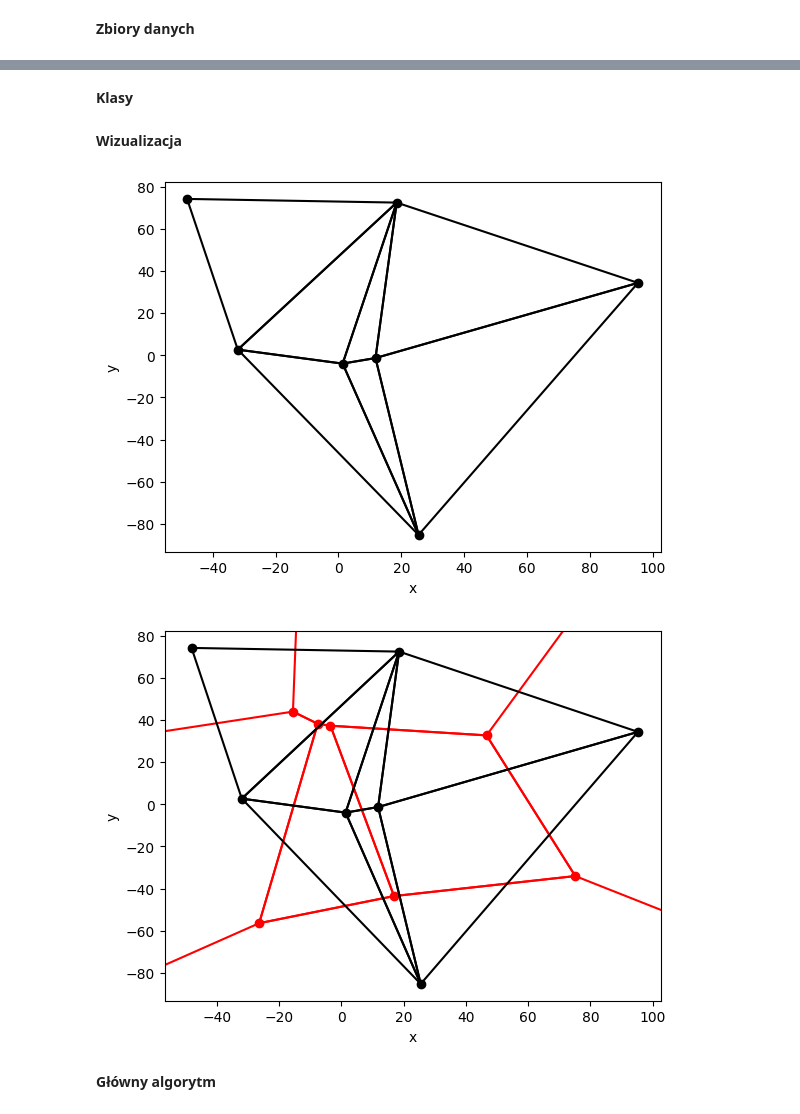
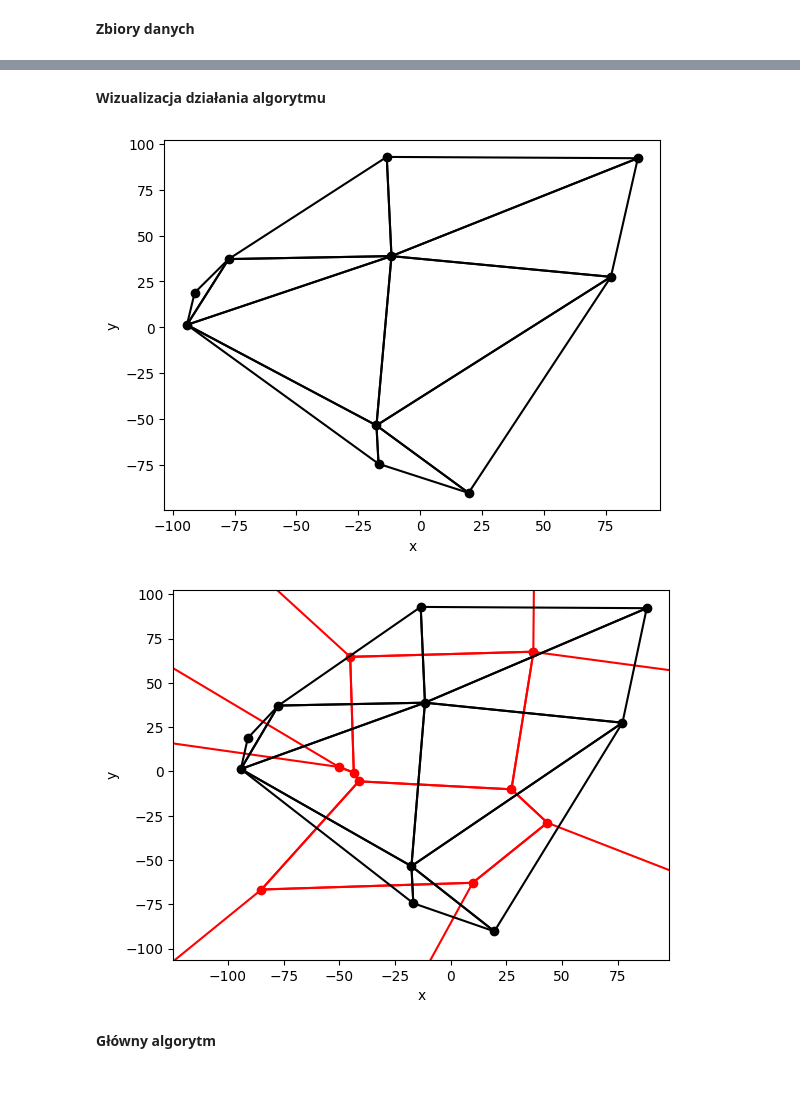
Before and after one commit to baramundi666/Voronoi-Diagram-Project-2023-24, a Jupyter notebook: main.ipynb, the cells around one changed output, grey strips where cells are left out. Cells and saved outputs as stored; diff of their text form; code cells hidden in the pictures; blank space fills up the shorter version.

Commit message:
bowyer-watson done

```diff
--- a/main.ipynb
+++ b/main.ipynb
@@ -96,36 +87,0 @@ def generate_uniform_points(left, right, n = 10 ** 5):
-# %%
-# parametr epsilon
-eps = 10**-12
-def orient(a, b, c):
-    return (b.x-a.x)*(c.y-b.y) - (b.y-a.y)*(c.x-b.x)
-
-def findCircumCenter(P, Q, R):
-    ax = P[0]
-    ay = P[1]
-    bx = Q[0]
-    by = Q[1]
-    cx = R[0]
-    cy = R[1]
-    d = 2 * (ax * (by - cy) + bx * (cy - ay) + cx * (ay - by))
-    ux = ((ax * ax + ay * ay) * (by - cy) + (bx * bx + by * by) * (cy - ay) + (cx * cx + cy * cy) * (ay - by)) / d
-    uy = ((ax * ax + ay * ay) * (cx - bx) + (bx * bx + by * by) * (ax - cx) + (cx * cx + cy * cy) * (bx - ax)) / d
-    return (ux, uy)
-
-def checkPosition(P, Q, R, D):
-    center = findCircumCenter(P, Q, R)
-    R = (center[0]-P[0])**2 + (center[1]-P[1])**2
-    dist = (center[0]-D[0])**2 + (center[1]-D[1])**2
-    return dist-R<=eps
-
-def obtuseAngle(triangle, edge):
-    a = edge.A
-    b = edge.B
-    if triangle.a!=a and triangle.a!=b: c=triangle.a
-    if triangle.b!=a and triangle.b!=b: c=triangle.b
-    if triangle.c!=a and triangle.c!=b: c=triangle.c
-    lengthAB = (a.x-b.x)**2 + (a.y-b.y)**2
-    lengthBC = (c.x-b.x)**2 + (c.y-b.y)**2
-    lengthCA = (a.x-c.x)**2 + (a.y-c.y)**2
-    return lengthAB>lengthBC+lengthCA
-# %% [markdown]
-**Klasy**
@@ -197,5 +88,5 @@ class Triangle():
 # %% [markdown]
-**Wizualizacja**
+**Wizualizacja działania algorytmu**
 # %%
 def Bowyer_Watson_with_vis(points):
     lowerX = points[0][0]
@@ -310,12 +243,12 @@ def Bowyer_Watson_with_vis(points):
 # %%
-randomPoints = generate_uniform_points(-100, 100, 7)
-vis, triangulation = Bowyer_Watson_with_vis(randomPoints)
+randomPoints = generate_uniform_points(-100, 100, 10)
+vis, triangulation, voronoiDiagram = Bowyer_Watson_with_vis(randomPoints)
 draw_tri(triangulation)
-draw_voronoi(triangulation)
+draw_voronoi(triangulation, voronoiDiagram)
 #vis.show_gif(interval=800)
 # %% [output]
-[figure, old version]
+[figure, new version]
-[figure, old version]
+[figure, new version]
 # %% [markdown]
 **Główny algorytm**
 # %%
```
Also changed, not shown: parts of 10 cells of this notebook, 2 other files.
